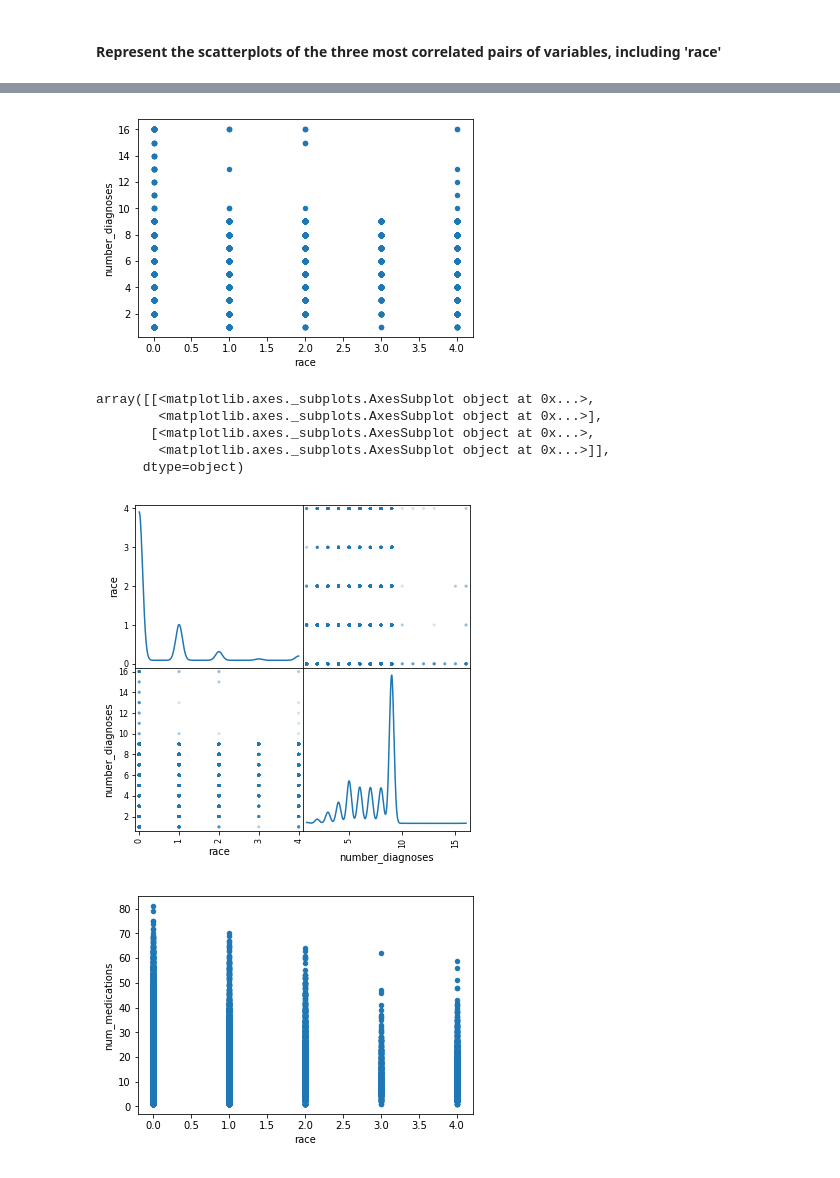
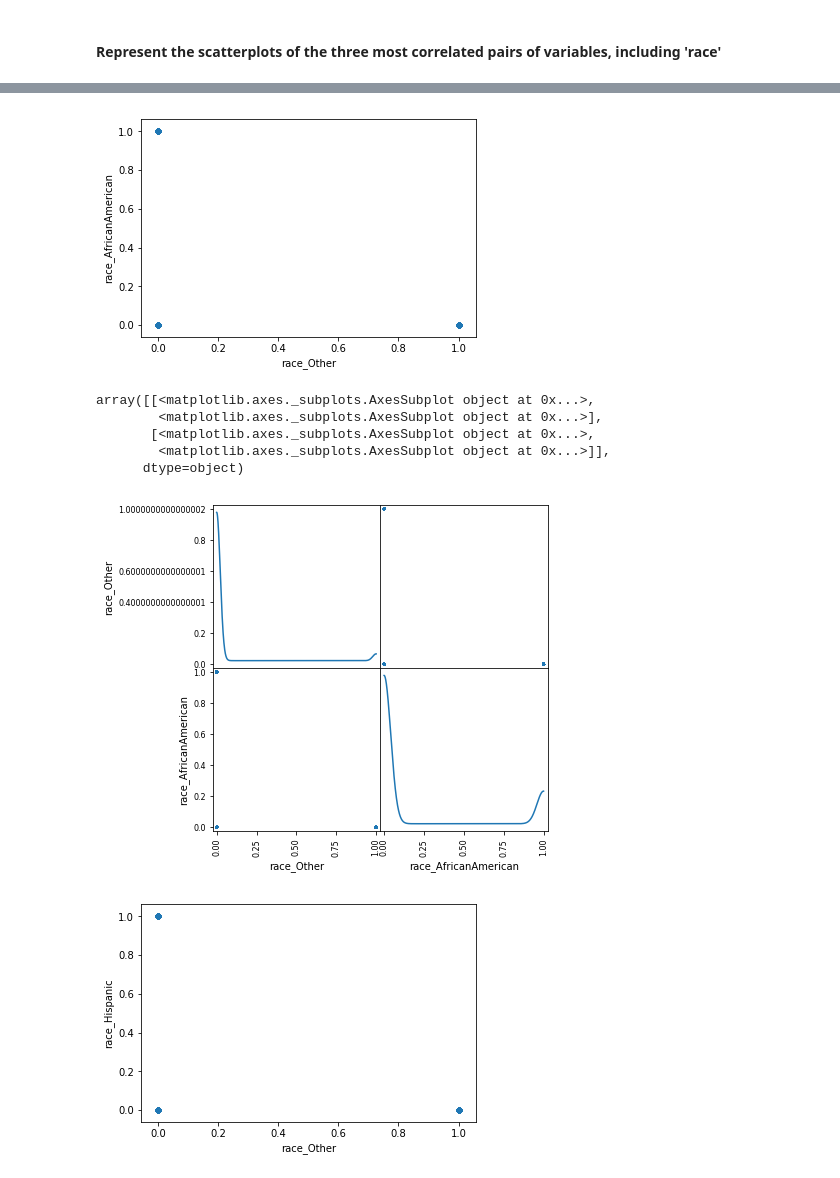
Before and after one commit to stoilyanchev/Prediction_of_hospital_readmission_in_diabetic_inpatients, a Jupyter notebook: Prediction_of_hospital_readmission_in_diabetic_inpatients.ipynb, the cells around one changed output, grey strips where cells are left out. Saved outputs shown, nothing was run; the diff lists cells and outputs as text; code cells hidden in the pictures.

```diff
--- a/Prediction_of_hospital_readmission_in_diabetic_inpatients.ipynb
+++ b/Prediction_of_hospital_readmission_in_diabetic_inpatients.ipynb
@@ -535,11 +535,16 @@ array(['Caucasian', 'AfricanAmerican', 'Other', 'Asian', 'Hispanic'],
 # %%
 dfTest.to_csv('./diabetes_data_preprocessed_dropped_duplicates_1.csv')
 # %%
-dfTest['race'] = dfTest['race'].replace('Caucasian', 0)
-dfTest['race'] = dfTest['race'].replace('AfricanAmerican', 1)
-dfTest['race'] = dfTest['race'].replace('Other', 2)
-dfTest['race'] = dfTest['race'].replace('Asian', 3)
-dfTest['race'] = dfTest['race'].replace('Hispanic', 4)
+#dfTest['race'] = dfTest['race'].replace('Caucasian', 0)
+#dfTest['race'] = dfTest['race'].replace('AfricanAmerican', 1)
+#dfTest['race'] = dfTest['race'].replace('Other', 2)
+#dfTest['race'] = dfTest['race'].replace('Asian', 3)
+#dfTest['race'] = dfTest['race'].replace('Hispanic', 4)
+
+dfTest = pd.concat([dfTest,pd.get_dummies(dfTest['race'].values, prefix='race')],axis=1)
+
+# now drop the original 'race' column (you don't need it anymore)
+dfTest.drop(['race'],axis=1, inplace=True)
 # %%
 # calculate correlation matrix and store as absolute values
 corrMatr = dfTest.corr().abs()
@@ -675,10 +680,10 @@ Length: 8281, dtype: float64
 from pandas.plotting import scatter_matrix
 import random
 # %%
-# The three most correlated pairs of variables are (race,age), (race,number_diagnoses), (race,num_medications)
+# The three most correlated pairs of variables are (race_Other,race_Caucasian), (race_Other,race_AfricanAmerican), (race_Other,race_Hispanic)
 
-df1 = pd.DataFrame(data=dfTest, columns=['race', 'age'])
-df2 = pd.DataFrame(data=dfTest, columns=['race', 'number_diagnoses'])
-df3 = pd.DataFrame(data=dfTest, columns=['race', 'num_medications'])
+df1 = pd.DataFrame(data=dfTest, columns=['race_Other', 'race_Caucasian'])
+df2 = pd.DataFrame(data=dfTest, columns=['race_Other', 'race_AfricanAmerican'])
+df3 = pd.DataFrame(data=dfTest, columns=['race_Other', 'race_Hispanic'])
 #df1, df2, df3
 # %%
@@ -697,7 +702,7 @@ array([[<matplotlib.axes._subplots.AxesSubplot object at 0x...>,
 # %%
-df2.plot(kind='scatter', x='race', y='number_diagnoses');
+df2.plot(kind='scatter', x='race_Other', y='race_AfricanAmerican');
 # %% [output]
-[figure, old version]
+[figure, new version]
 # %%
 scatter_matrix(df2, alpha=0.2, figsize=(6, 6), diagonal='kde')
 # %% [output]
@@ -706,11 +711,11 @@ array([[<matplotlib.axes._subplots.AxesSubplot object at 0x...>,
        [<matplotlib.axes._subplots.AxesSubplot object at 0x...>,
         <matplotlib.axes._subplots.AxesSubplot object at 0x...>]],
       dtype=object)
-[figure, old version]
+[figure, new version]
 # %%
-df3.plot(kind='scatter', x='race', y='num_medications');
+df3.plot(kind='scatter', x='race_Other', y='race_Hispanic');
 # %% [output]
-[figure, old version]
+[figure, new version]
 # %%
 scatter_matrix(df3, alpha=0.2, figsize=(6, 6), diagonal='kde')
 # %% [output]
```
Also changed, not shown: parts of 16 cells of this notebook.
